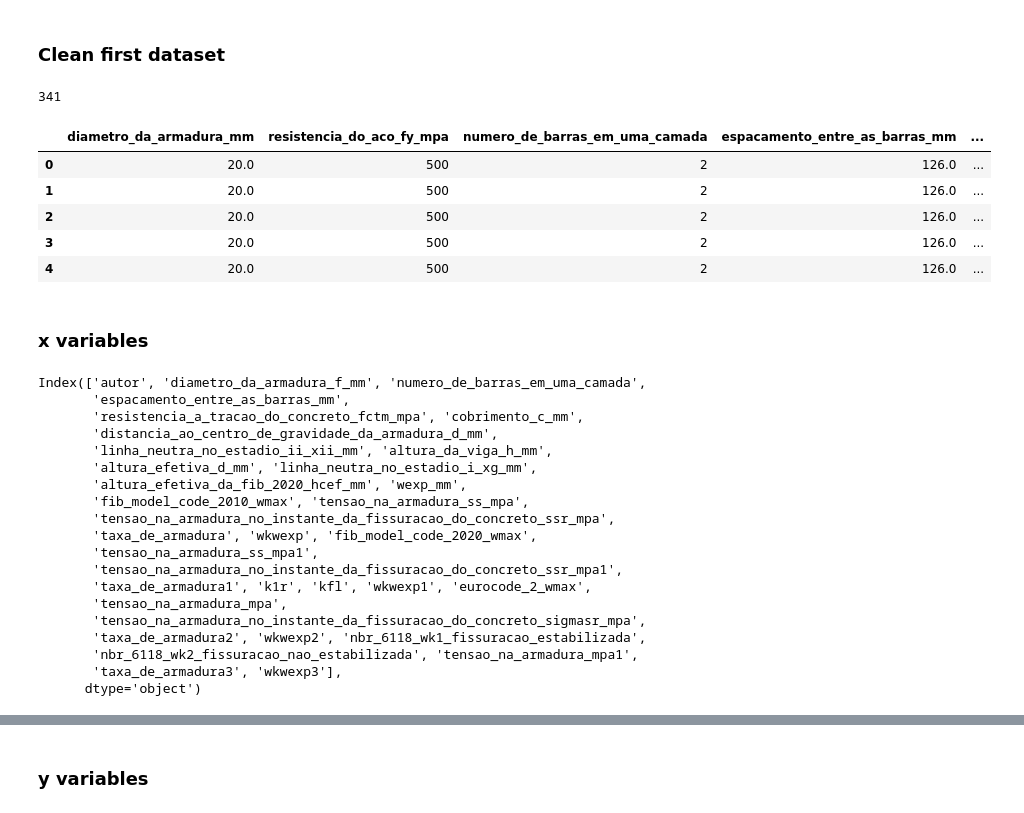
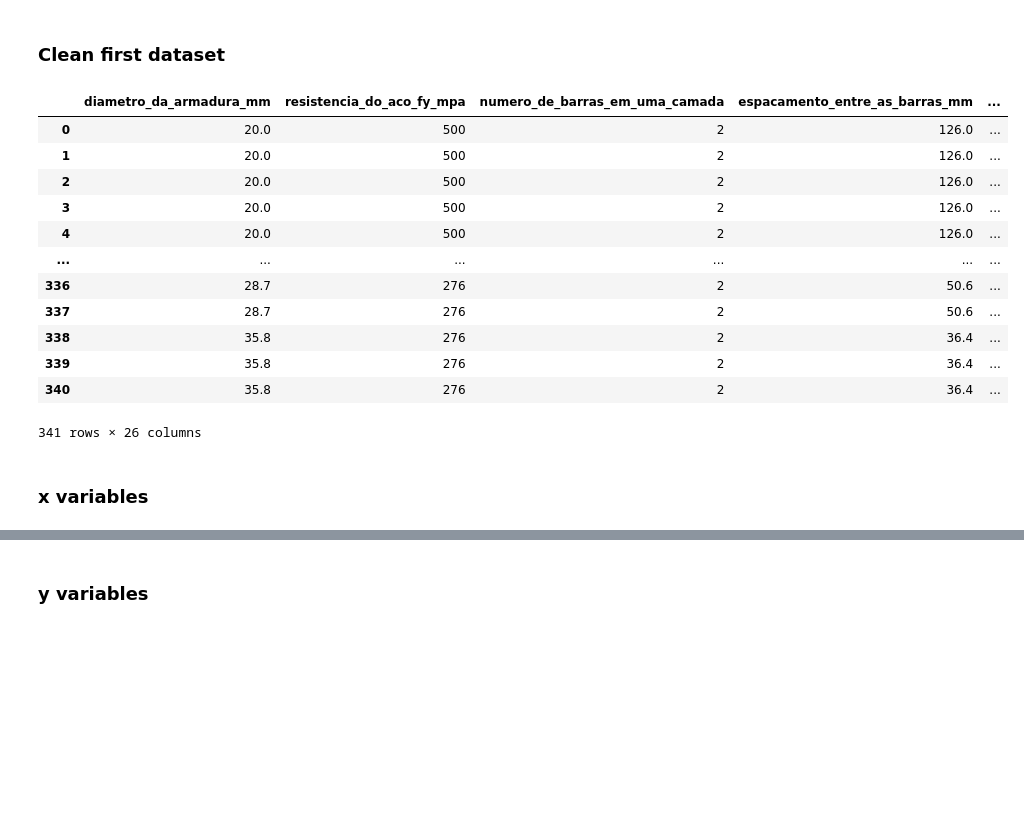
Before and after one commit to wmpjrufg/crack_prediction_symbolic_regression, a Jupyter notebook: train_pysr_model.ipynb, the cells around one changed output, grey strips where cells are left out. Cells and saved outputs as stored; diff of their text form; code cells hidden in the pictures; blank space fills up the shorter version.

Commit message:
feat: review datasets

```diff
--- a/train_pysr_model.ipynb
+++ b/train_pysr_model.ipynb
@@ -17,9 +19,7 @@ import itertools
 # %% [markdown]
 # Read dataset
 # %%
-df_x1 = pd.read_excel('data_models_rv2.xlsx', sheet_name='Dataset_1')
-df_x2 = pd.read_excel('data_models_rv2.xlsx', sheet_name='Modelos normativos')
-df_y = pd.read_excel('data_models_rv2.xlsx', sheet_name='Modelos')
+df = pd.read_excel('data_models_rv2.xlsx', sheet_name='Dataset_1')
 def clean_column_name(name):
     name = unicodedata.normalize('NFKD', str(name)).encode('ASCII', 'ignore').decode('ASCII')
     name = name.lower()
@@ -28,6 +28,4 @@ def clean_column_name(name):
     name = re.sub(r'__+', '_', name)
     name = name.strip('_')
     return name
-df_x1.columns = [clean_column_name(col) for col in df_x1.columns]
-df_x2.columns = [clean_column_name(col) for col in df_x2.columns]
-df_y.columns = [clean_column_name(col) for col in df_y.columns]
+df.columns = [clean_column_name(col) for col in df.columns]
@@ -34,38 +53,21 @@ df_y.columns = [clean_column_name(col) for col in df_y.columns]
 # %% [markdown]
 ### Clean first dataset
 # %%
-df_x1.drop(['autor'], inplace=True, axis=1)
-print(len(df_x1))
-df_x1.head()
+df.drop(['autor', 'output_w_exp_mm', 'fib_model_code_2020_mm', 'fib_model_code_2020_com_ts_variavel_mm', 'wexp_menos_wfib2020ts'], inplace=True, axis=1)
+df
 # %% [output]
+|  | diametro_da_armadura_mm | resistencia_do_aco_fy_mpa | numero_de_barras_em_uma_camada | espacamento_entre_as_barras_mm | ... |
+| 0 | 20.0 | 500 | 2 | 126.0 | ... |
+| 1 | 20.0 | 500 | 2 | 126.0 | ... |
+| 2 | 20.0 | 500 | 2 | 126.0 | ... |
+| 3 | 20.0 | 500 | 2 | 126.0 | ... |
+| 4 | 20.0 | 500 | 2 | 126.0 | ... |
+| ... | ... | ... | ... | ... | ... |
+| 336 | 28.7 | 276 | 2 | 50.6 | ... |
+| 337 | 28.7 | 276 | 2 | 50.6 | ... |
+| 338 | 35.8 | 276 | 2 | 36.4 | ... |
+| 339 | 35.8 | 276 | 2 | 36.4 | ... |
+| 340 | 35.8 | 276 | 2 | 36.4 | ... |
-341
+341 rows × 26 columns
-|  | diametro_da_armadura_mm | resistencia_do_aco_fy_mpa | numero_de_barras_em_uma_camada | espacamento_entre_as_barras_mm | ... |
-| 0 | 20.0 | 500 | 2 | 126.0 | ... |
-| 1 | 20.0 | 500 | 2 | 126.0 | ... |
-| 2 | 20.0 | 500 | 2 | 126.0 | ... |
-| 3 | 20.0 | 500 | 2 | 126.0 | ... |
-| 4 | 20.0 | 500 | 2 | 126.0 | ... |
 # %% [markdown]
 ### x variables
-# %%
-df_x2.columns
-# %% [output]
-Index(['autor', 'diametro_da_armadura_f_mm', 'numero_de_barras_em_uma_camada',
-       'espacamento_entre_as_barras_mm',
-       'resistencia_a_tracao_do_concreto_fctm_mpa', 'cobrimento_c_mm',
-       'distancia_ao_centro_de_gravidade_da_armadura_d_mm',
-       'linha_neutra_no_estadio_ii_xii_mm', 'altura_da_viga_h_mm',
-       'altura_efetiva_d_mm', 'linha_neutra_no_estadio_i_xg_mm',
-       'altura_efetiva_da_fib_2020_hcef_mm', 'wexp_mm',
-       'fib_model_code_2010_wmax', 'tensao_na_armadura_ss_mpa',
-       'tensao_na_armadura_no_instante_da_fissuracao_do_concreto_ssr_mpa',
-       'taxa_de_armadura', 'wkwexp', 'fib_model_code_2020_wmax',
-       'tensao_na_armadura_ss_mpa1',
-       'tensao_na_armadura_no_instante_da_fissuracao_do_concreto_ssr_mpa1',
-       'taxa_de_armadura1', 'k1r', 'kfl', 'wkwexp1', 'eurocode_2_wmax',
-       'tensao_na_armadura_mpa',
-       'tensao_na_armadura_no_instante_da_fissuracao_do_concreto_sigmasr_mpa',
-       'taxa_de_armadura2', 'wkwexp2', 'nbr_6118_wk1_fissuracao_estabilizada',
-       'nbr_6118_wk2_fissuracao_nao_estabilizada', 'tensao_na_armadura_mpa1',
-       'taxa_de_armadura3', 'wkwexp3'],
-      dtype='object')
```
Also changed, not shown: parts of 11 cells of this notebook, 1 other file.
